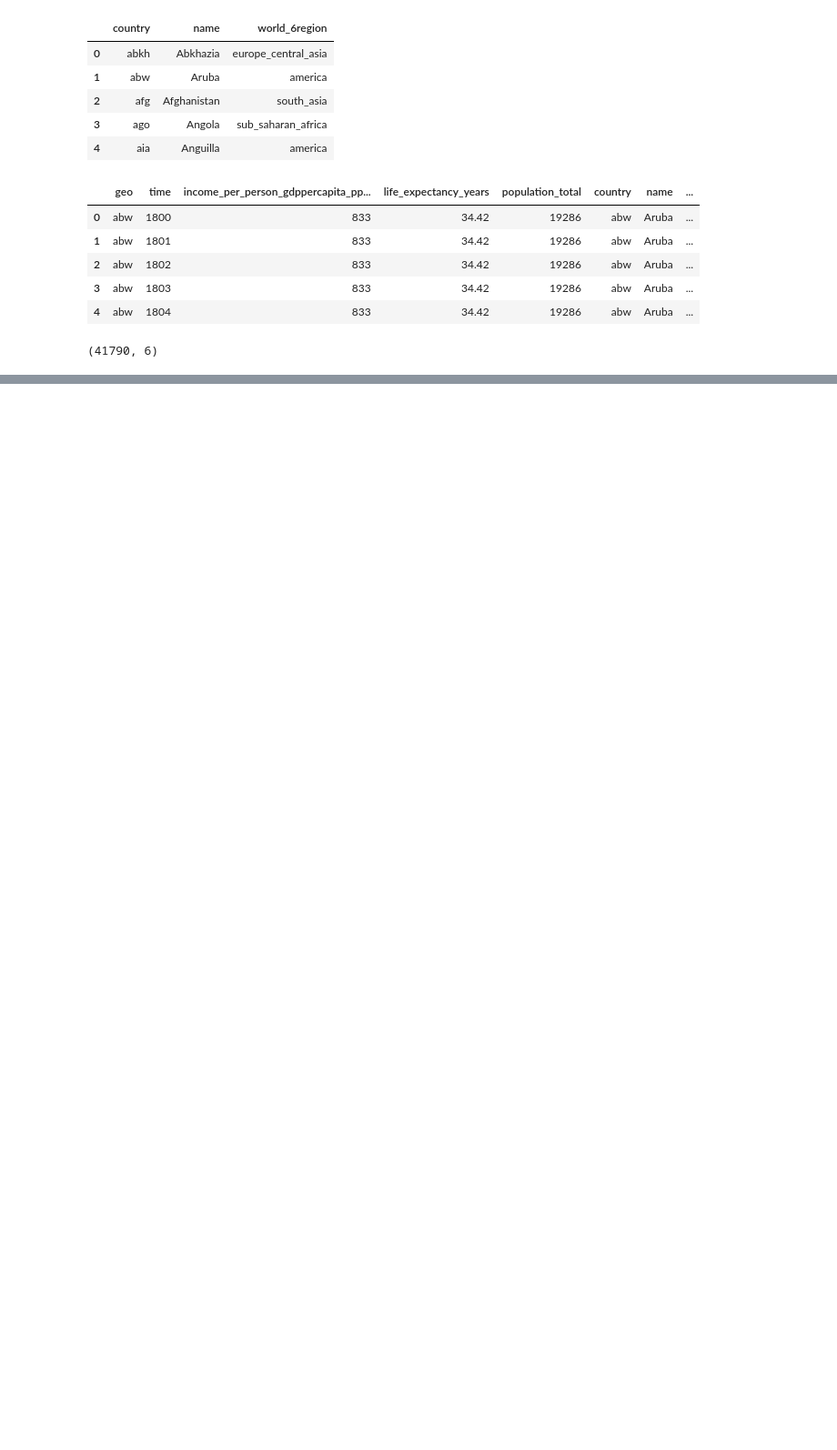
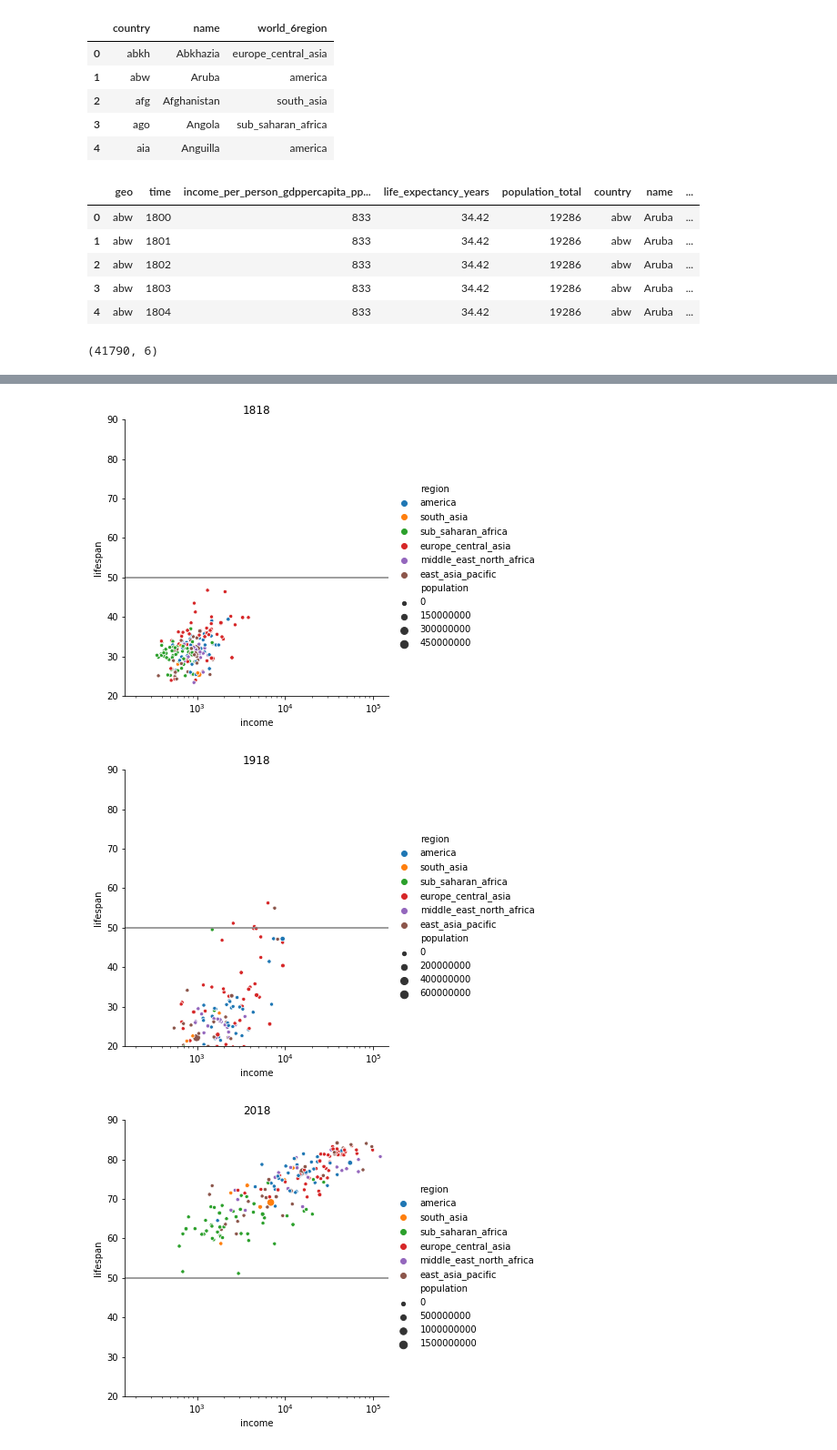
Before and after one commit to bloominstituteoftechnology/DS-Sprint-02-Storytelling-With-Data, a Jupyter notebook: module4-sequence-your-narrative/LS_DS_124_Sequence_your_narrative.ipynb, the cells around one changed output, grey strips where cells are left out. Shown: that part at 91% size. Cells and saved outputs as stored; diff of their text form; code cells hidden in the pictures; blank space fills up the shorter version.

```diff
--- a/module4-sequence-your-narrative/LS_DS_124_Sequence_your_narrative.ipynb
+++ b/module4-sequence-your-narrative/LS_DS_124_Sequence_your_narrative.ipynb
@@ -127,0 +170,15 @@ df.head()
+# %%
+for year in years:
+
+    sns.relplot(x='income', y='lifespan', hue='region', size='population',
+                data=df[df.year==year])
+
+    plt.xscale('log')
+    plt.xlim((150, 150000))
+    plt.ylim((20, 90))
+    plt.title(year)
+    plt.axhline(y=50, color='grey');
+# %% [output]
+[figure, added]
+[figure, added]
+[figure, added]
```
Also changed, not shown: parts of 8 cells of this notebook.
